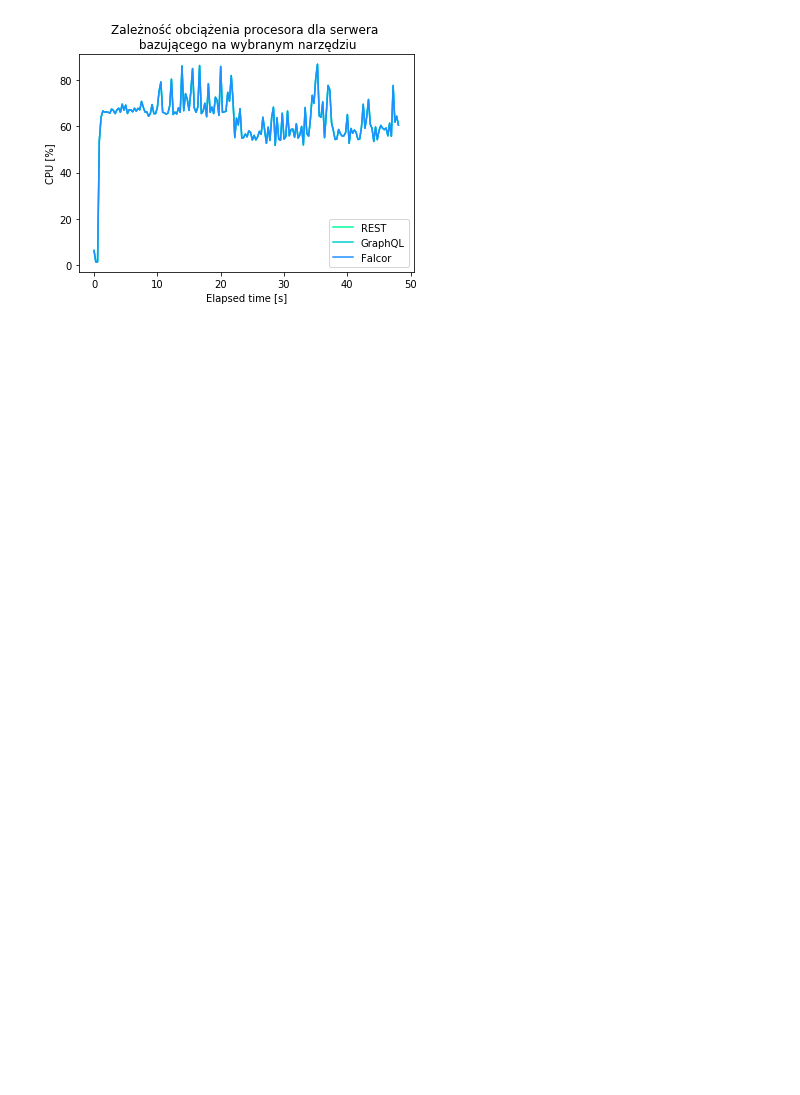
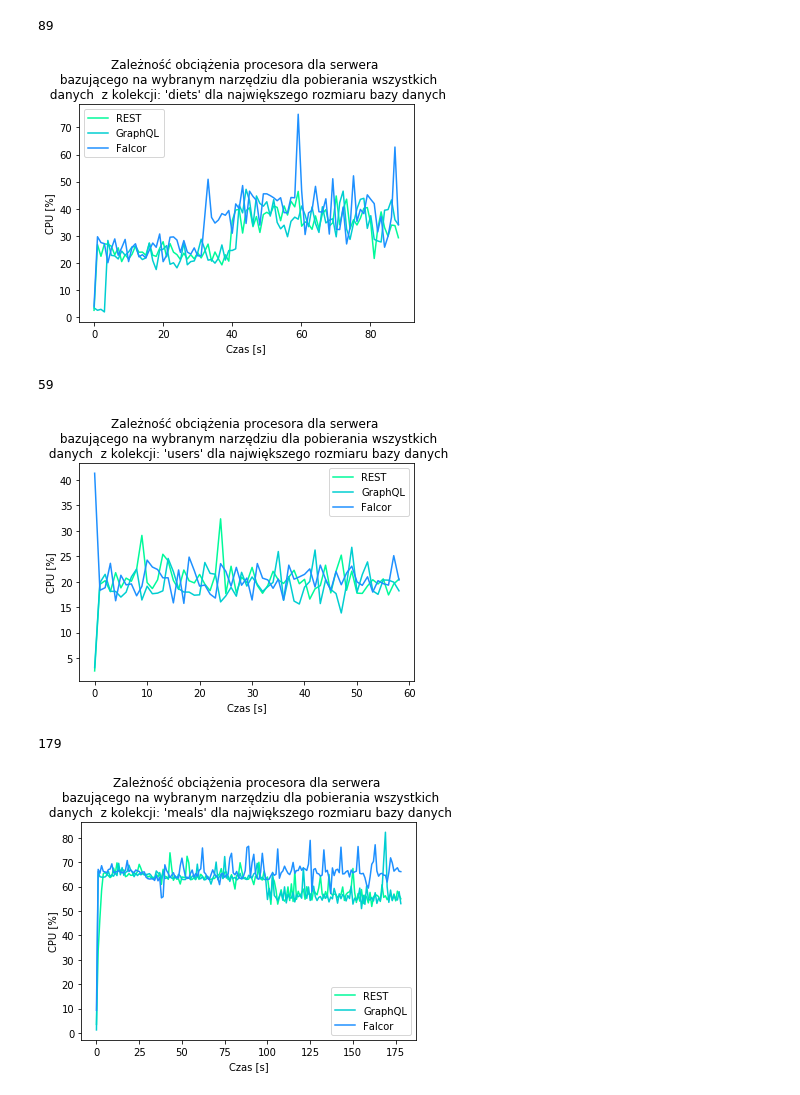
Before and after one commit to maaaaagda/rest-graphql-falcor, a Jupyter notebook: performance_analyzer/visualize_results/rest-graphql-falcor.ipynb, the cells around one changed output. Cells and saved outputs as stored; diff of their text form; code cells hidden in the pictures; blank space fills up the shorter version.

```diff
--- a/performance_analyzer/visualize_results/rest-graphql-falcor.ipynb
+++ b/performance_analyzer/visualize_results/rest-graphql-falcor.ipynb
@@ -40,17 +48,17 @@ import numpy as np
 NO_DETAILS = "NONE"
 
 metrics_map = {
-#     "totalTime": "Całkowity czas [ms]",
+    "totalTime": "Całkowity czas [ms]",
 #     "timeToFirstByte": "Czas do pierwszego byte's [ms]",
-    "size": "Rozmiar [bajt]",
-    "downloadTime": "Czas pobierania odpowiedzi [ms]",
+#     "size": "Rozmiar [bajt]",
+#     "downloadTime": "Czas pobierania odpowiedzi [ms]",
 #     "uploadTime": "Czas oczekiwania na wczytanie żądania"
 }
 
 db_sizes = pd.unique(df['dbSize'])
 tools = pd.unique(df['tool'])
 collections = pd.unique(df['collection'])
-uniformed_collections = list(filter(lambda collection: collection != "products", collections))
+uniformed_collections = collections #list(filter(lambda collection: collection != "products", collections))
 
 colors = ['mediumspringgreen', 'darkturquoise', 'dodgerblue']
 
@@ -58,7 +66,7 @@ for metric in metrics_map.keys():
 
     for collection in uniformed_collections:
         x = np.unique(df[df['collection'] == collection]['collectionSize'])
-        operations = ['GET'] #np.unique(df[df['collection'] == collection]['operation'])
+        operations = ['GET'] # np.unique(df[df['collection'] == collection]['operation']) #
 
         for operation in operations:
             operationDetails = np.unique(df[(df['collection'] == collection)
@@ -174,33 +182,39 @@ LARGE 14479.0
-# %%
-
-# perf_df_REST = pd.read_csv("PERF_REST.csv", delimiter=",")
-# perf_df_GraphQL = pd.read_csv("PERF_GraphQL.csv", delimiter=",")
-# perf_df_Falcor = pd.read_csv("PERF_Falcor.csv", delimiter=",")
-
-
-perf_df_REST = pd.read_csv("log.csv", delimiter=",")
-perf_df_GraphQL = pd.read_csv("log.csv", delimiter=",")
-perf_df_Falcor = pd.read_csv("log.csv", delimiter=",")
 # %%
-perf_df_CPU_REST = perf_df[perf_df_REST['label'] == "localhost CPU"]
-perf_df_CPU_GraphQL = perf_df[perf_df_GraphQL['label'] == "localhost CPU"]
-perf_df_CPU_Falcor = perf_df[perf_df_Falcor['label'] == "localhost CPU"]
+import numpy as np
+collections = ['diets', 'users', 'meals']
+tools = ['rest', 'graphql', 'falsor']
 
-x = (np.array(perf_df_CPU_REST['timeStamp']) - np.array(perf_df_CPU_REST['timeStamp'])[0])/3600
+for collection in collections:
+    perf_df_REST = pd.read_csv(f"perf/{collection}_rest_perf.csv", delimiter=",")
+    perf_df_GraphQL = pd.read_csv(f"perf/{collection}_graphql_perf.csv", delimiter=",")
+    perf_df_Falcor = pd.read_csv(f"perf/{collection}_falcor_perf.csv", delimiter=",")
+    perf_df_CPU_REST = perf_df_REST[perf_df_REST['label'] == "localhost CPU"]
+    perf_df_CPU_GraphQL = perf_df_GraphQL[perf_df_GraphQL['label'] == "localhost CPU"]
+    perf_df_CPU_Falcor = perf_df_Falcor[perf_df_Falcor['label'] == "localhost CPU"]
 
-REST_CPU = np.array(perf_df_CPU_REST['elapsed'])/1000
-GraphQL_CPU = np.array(perf_df_CPU_GraphQL['elapsed'])/1000
-Falcor_CPU = np.array(perf_df_CPU_Falcor['elapsed'])/1000
+    x_len = min(len(perf_df_CPU_REST), len(perf_df_CPU_GraphQL), len(perf_df_CPU_Falcor))
+    print(x_len)
 
-plt.plot(x, REST_CPU, color=colors[0])
-plt.plot(x, GraphQL_CPU, color=colors[1])
-plt.plot(x, Falcor_CPU, color=colors[2])
+    x = (np.array(perf_df_CPU_REST['timeStamp']) - np.array(perf_df_CPU_REST['timeStamp'])[0])/1000
+    x = x[:x_len]
+    REST_CPU = np.array(perf_df_CPU_REST['elapsed'])[:x_len]/1000
+    GraphQL_CPU = np.array(perf_df_CPU_GraphQL['elapsed'])[:x_len]/1000
+    Falcor_CPU = np.array(perf_df_CPU_Falcor['elapsed'])[:x_len]/1000
 
-plt.title("Zależność obciążenia procesora dla serwera \n bazującego na wybranym narzędziu")
-plt.ylabel("CPU [%]")
-plt.xlabel("Elapsed time [s]")
-plt.legend(['REST', 'GraphQL', 'Falcor'], loc='best')
-plt.show()
+    plt.plot(x, REST_CPU, color=colors[0])
+    plt.plot(x, GraphQL_CPU, color=colors[1])
+    plt.plot(x, Falcor_CPU, color=colors[2])
+
+    plt.title(f"Zależność obciążenia procesora dla serwera \n bazującego na wybranym narzędziu dla pobierania wszystkich\n danych  z kolekcji: '{collection}' dla największego rozmiaru bazy danych")
+    plt.ylabel("CPU [%]")
+    plt.xlabel("Czas [s]")
+    plt.legend(['REST', 'GraphQL', 'Falcor'], loc='best')
+    plt.show()
 # %% [output]
+89
-[figure, old version]
+[figure, new version]
+59
+[figure, added]
+179
+[figure, added]
 # %%
```
Also changed, not shown: parts of 8 cells of this notebook, 2 other files.
